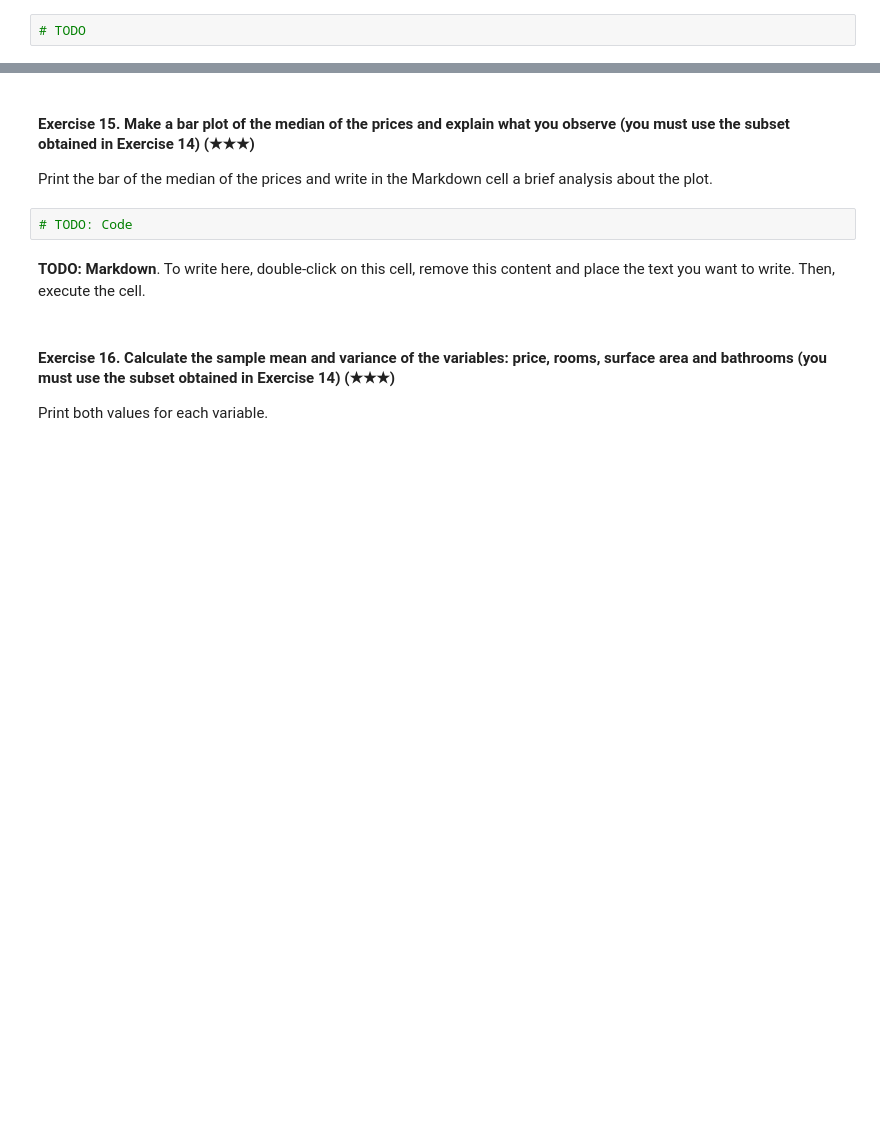
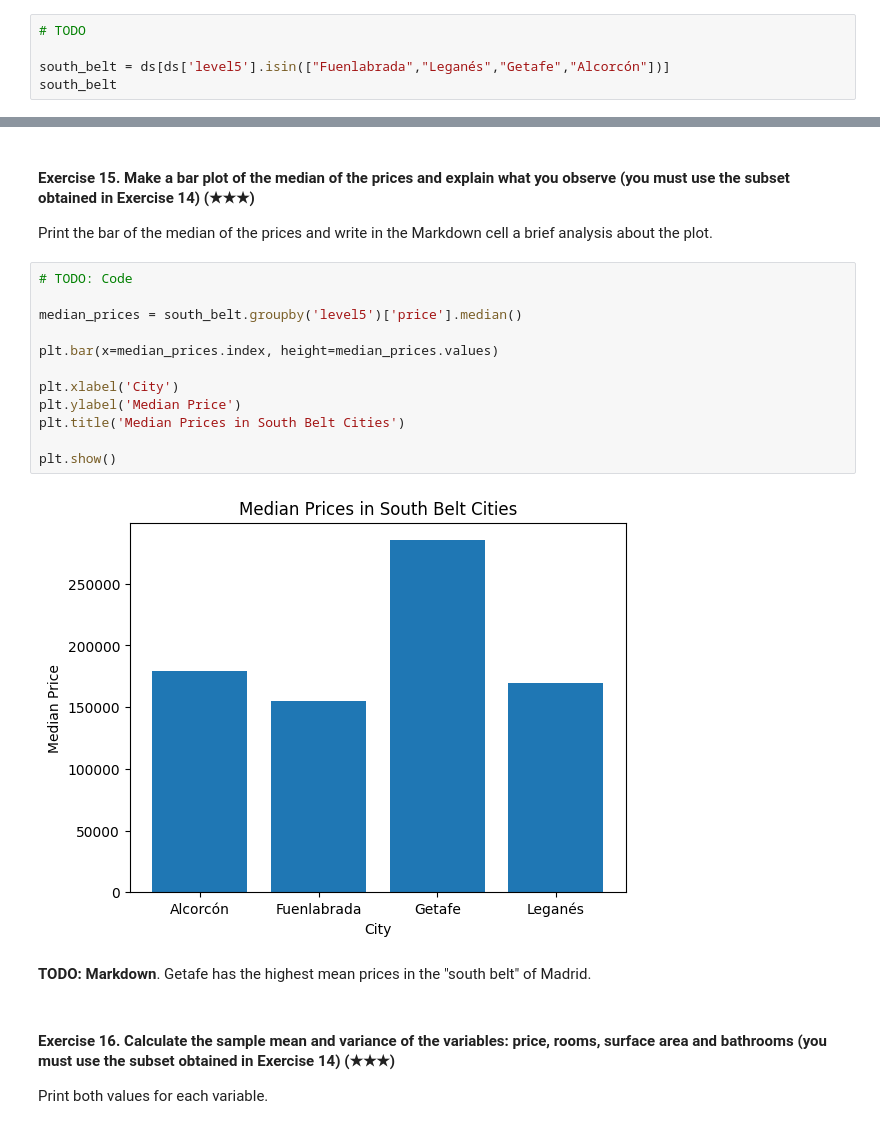
Before and after one commit to remelop03/realestate-datacleanup-exercise, a Jupyter notebook: project.ipynb, the cells around one changed output, grey strips where cells are left out. Saved outputs shown, nothing was run; the diff lists cells and outputs as text; blank space fills up the shorter version.

```diff
--- a/project.ipynb
+++ b/project.ipynb
@@ -281,3 +294,6 @@ Print both the population and the number of houses.
 Hint: Filter the original DataFrame using the column `level5` and the function `isin`.
 # %%
 # TODO
+
+south_belt = ds[ds['level5'].isin(["Fuenlabrada","Leganés","Getafe","Alcorcón"])]
+south_belt
@@ -287,8 +317,21 @@ Hint: Filter the original DataFrame using the column `level5` and the function `
 Print the bar of the median of the prices and write in the Markdown cell a brief analysis about the plot.
 # %%
 # TODO: Code
+
+median_prices = south_belt.groupby('level5')['price'].median()
+
+plt.bar(x=median_prices.index, height=median_prices.values)
+
+plt.xlabel('City')
+plt.ylabel('Median Price')
+plt.title('Median Prices in South Belt Cities')
+
+plt.show()
+# %% [output]
+[figure, added]
 # %% [markdown]
-**TODO: Markdown**. To write here, double-click on this cell, remove this content and place the text you want to write. Then, execute the cell.
+**TODO: Markdown**.
+Getafe has the highest mean prices in the "south belt" of Madrid.
 # %% [markdown]
 #### Exercise 16. Calculate the sample mean and variance of the variables: price, rooms, surface area and bathrooms (you must use the subset obtained in Exercise 14) (★★★)
 
```
Also changed, not shown: parts of 13 cells of this notebook.
